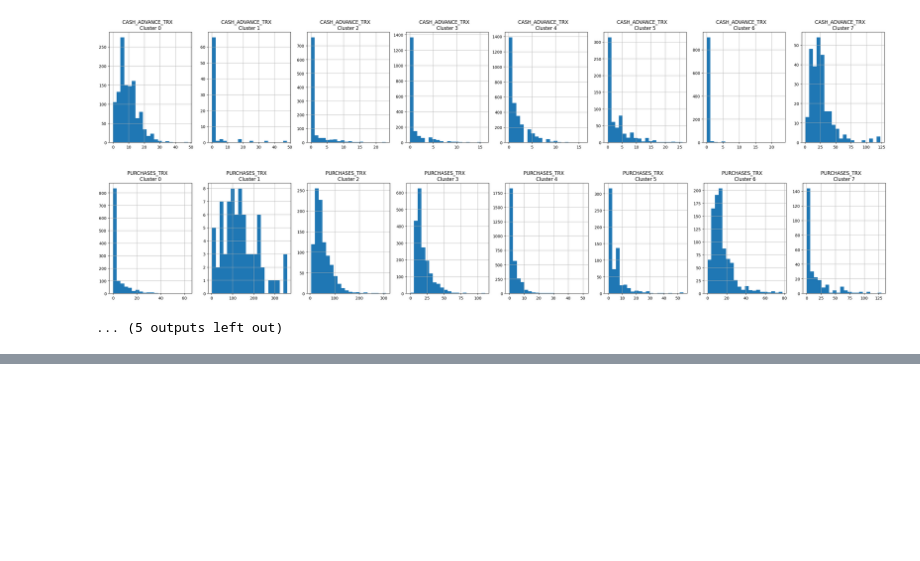
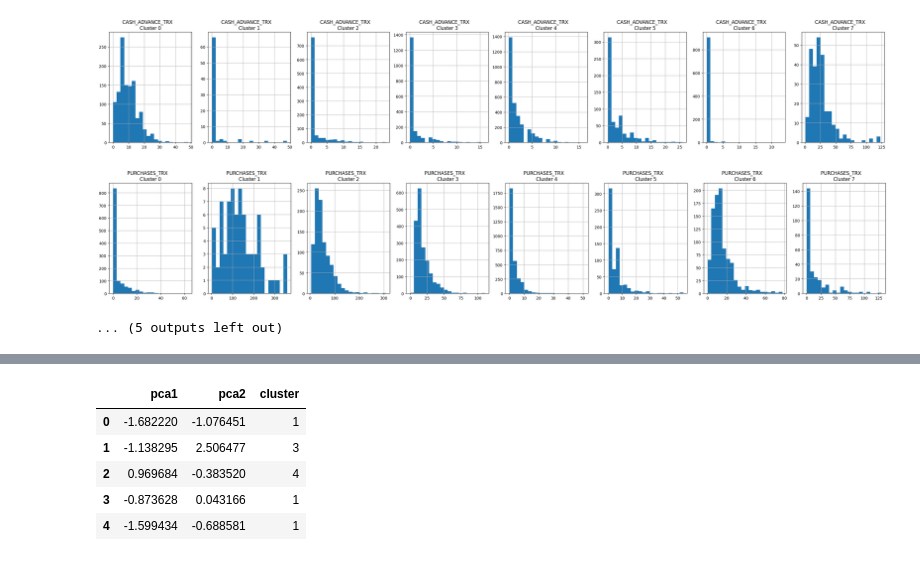
Before and after one commit to CD-AC/DataScience-CustomerSegmentation, a Jupyter notebook: DataSciense_CustomerSegmentation.ipynb, the cells around one changed output, grey strips where cells are left out. Saved outputs shown, nothing was run; the diff lists cells and outputs as text; code cells hidden in the pictures; blank space fills up the shorter version.

```diff
--- a/DataSciense_CustomerSegmentation.ipynb
+++ b/DataSciense_CustomerSegmentation.ipynb
@@ -245,0 +270,10 @@ for i in creditcard_df.columns:
+# %%
+pca_df = pd.concat([pca_df, pd.DataFrame({'cluster':labels})], axis = 1)
+pca_df.head()
+# %% [output]
+|  | pca1 | pca2 | cluster |
+| 0 | -1.682220 | -1.076451 | 1 |
+| 1 | -1.138295 | 2.506477 | 3 |
+| 2 | 0.969684 | -0.383520 | 4 |
+| 3 | -0.873628 | 0.043166 | 1 |
+| 4 | -1.599434 | -0.688581 | 1 |
```
Also changed, not shown: parts of 7 cells of this notebook.
